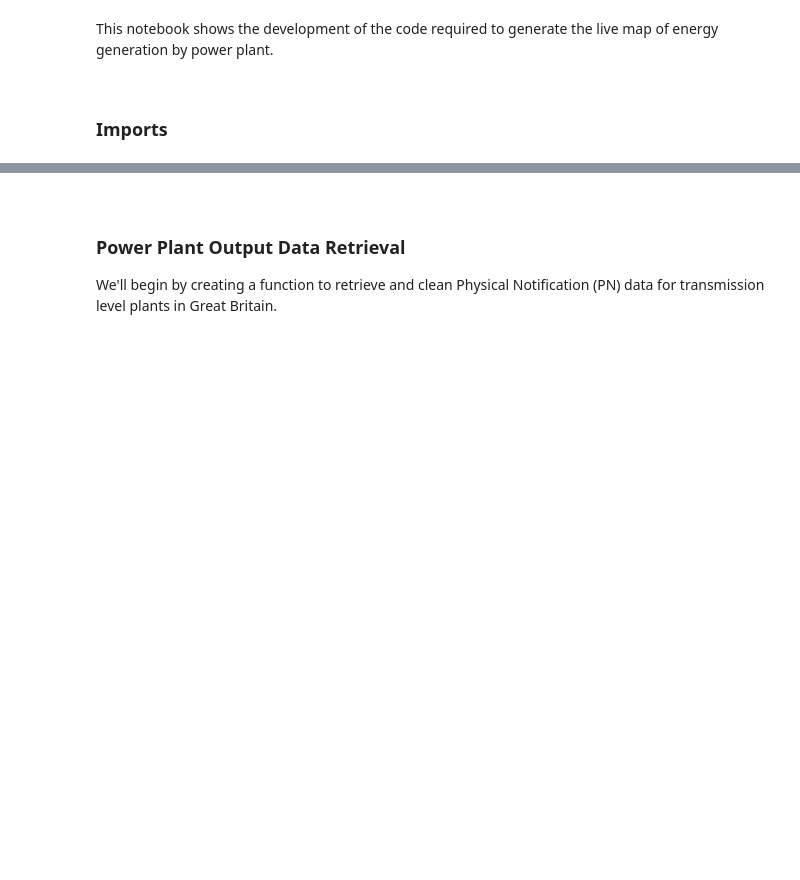
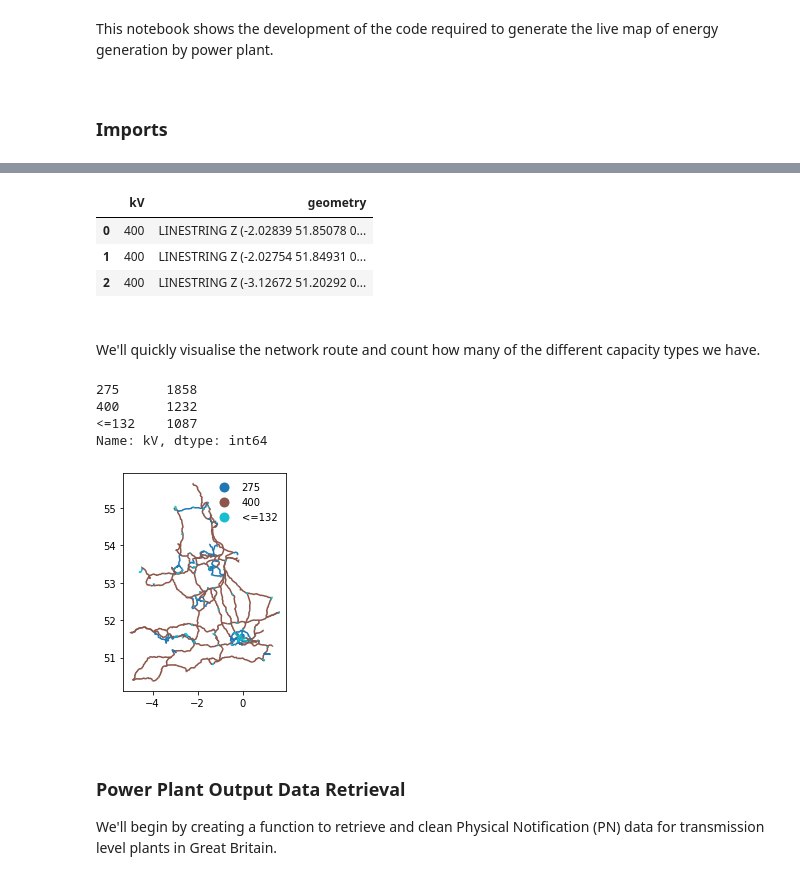
Before and after one commit to OSUKED/ElexonDataPortal, a Jupyter notebook: nbs/09-map-gen.ipynb, the cells around one changed output, grey strips where cells are left out. Drawn from its saved outputs; the diff is of its cells as text; code cells hidden in the pictures; blank space fills up the shorter version.

Commit message:
added network routes to map

```diff
--- a/nbs/09-map-gen.ipynb
+++ b/nbs/09-map-gen.ipynb
@@ -27,3 +34,46 @@ from IPython.display import JSON
+# %%
+#exports
+def clean_route_gdf(gdf):
+    s_LV_routes = gdf['OPERATING_'].astype(float).fillna(0)<=132
+    gdf.loc[s_LV_routes, 'OPERATING_'] = '<=132'
+    gdf.loc[~s_LV_routes, 'OPERATING_'] = gdf.loc[~s_LV_routes, 'OPERATING_'].astype(int).astype(str)
+
+    return gdf
+
+def load_route_gdf(data_dir='data'):
+    gdf_OHL = gpd.read_file(f'{data_dir}/transmission-system/OHL.shp').to_crs('EPSG:4326')
+    gdf_cables = gpd.read_file(f'{data_dir}/transmission-system/Cable.shp').to_crs('EPSG:4326')
+
+    gdf_OHL = clean_route_gdf(gdf_OHL)
+    gdf_cables = clean_route_gdf(gdf_cables)
+
+    gdf_route = gdf_OHL.append(gdf_cables)[['OPERATING_', 'geometry']].rename(columns={'OPERATING_': 'kV'})
+    gdf_route.to_file(f'{data_dir}/network_routes.json', driver='GeoJSON')
+
+    return gdf_route
+# %%
+gdf_route = load_route_gdf('../data')
+
+gdf_route.head(3)
+# %% [output]
+|  | kV | geometry |
+| 0 | 400 | LINESTRING Z (-2.02839 51.85078 0... |
+| 1 | 400 | LINESTRING Z (-2.02754 51.84931 0... |
+| 2 | 400 | LINESTRING Z (-3.12672 51.20292 0... |
+# %% [markdown]
+<br>
+
+We'll quickly visualise the network route and count how many of the different capacity types we have.
+# %%
+gdf_route.plot(column='kV', legend=True, legend_kwds={'frameon': False})
+
+gdf_route['kV'].value_counts()
+# %% [output]
+275      1858
+400      1232
+<=132    1087
+Name: kV, dtype: int64
+[figure, added]
 # %% [markdown]
 <br>
 
```
Also changed, not shown: parts of 7 cells of this notebook, 5 other files.
